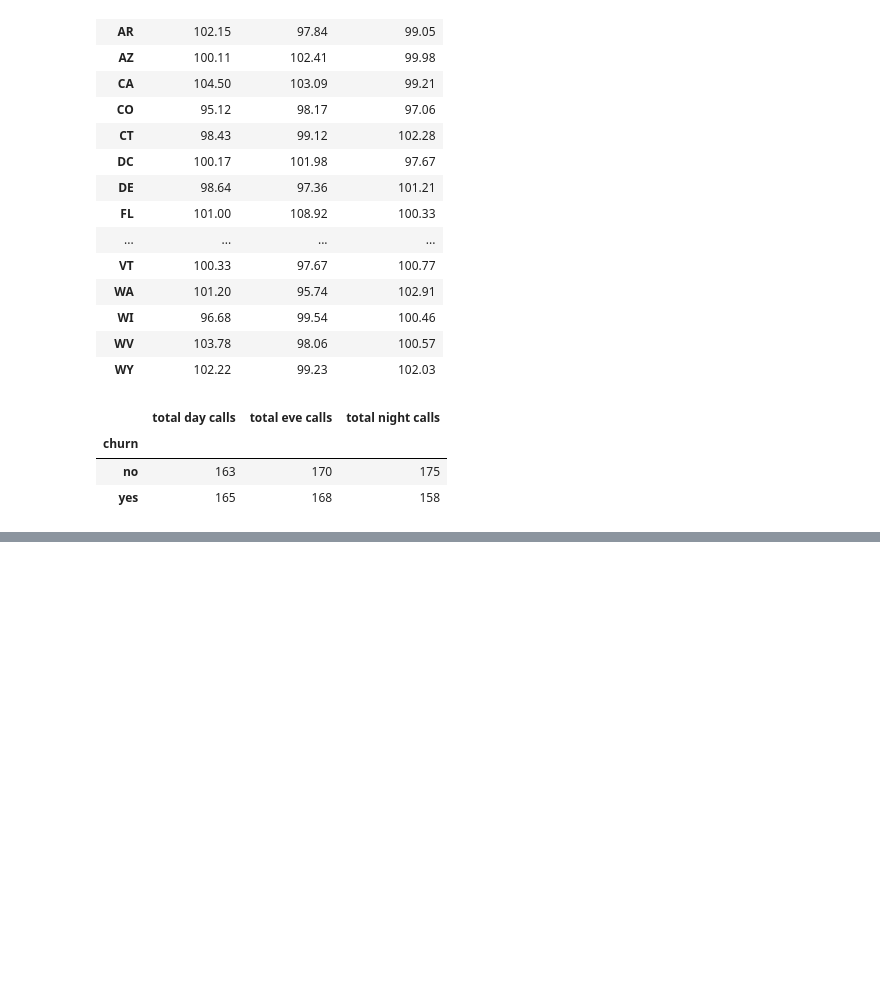
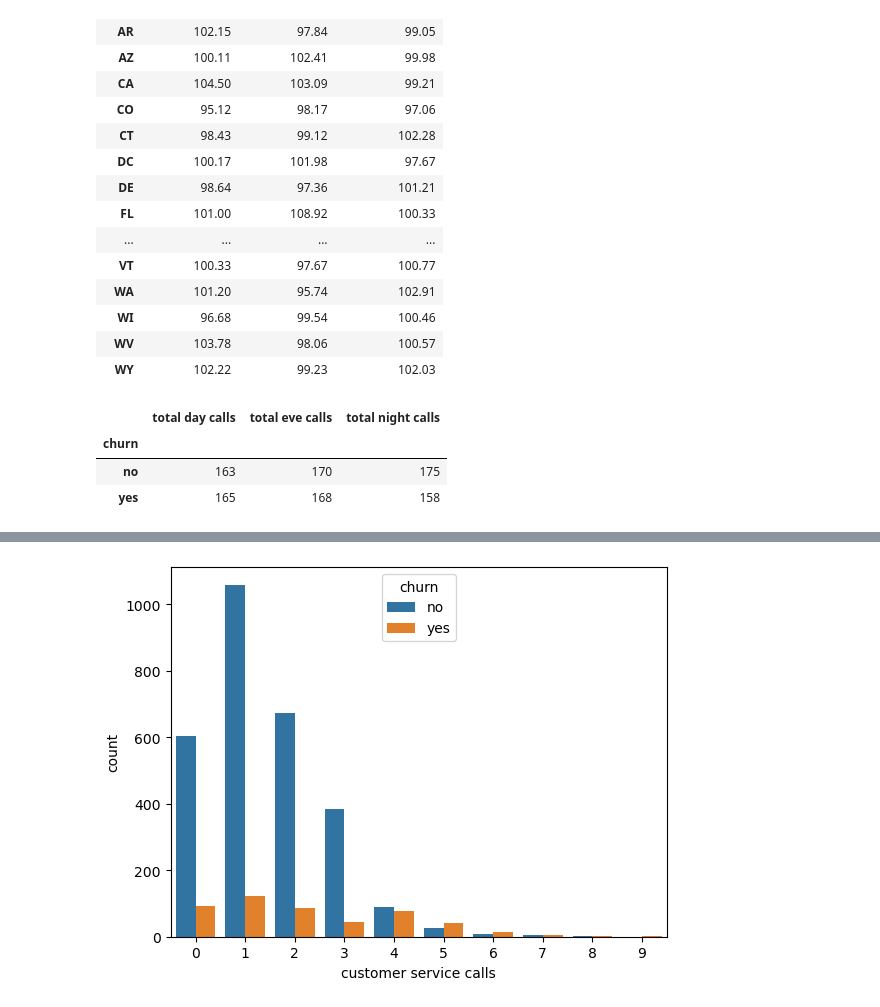
Before and after one commit to StewartStack/DAStudyBackups, a Jupyter notebook: DataStudies2/telchurn_DA.ipynb, the cells around one changed output, grey strips where cells are left out. Cells and saved outputs as stored; diff of their text form; code cells hidden in the pictures; blank space fills up the shorter version.

```diff
--- a/DataStudies2/telchurn_DA.ipynb
+++ b/DataStudies2/telchurn_DA.ipynb
@@ -469,0 +515,5 @@ telchurn.pivot_table(['total day calls', 'total eve calls', 'total night calls']
+# %%
+# Represent customer service calls on a chart
+sns.countplot(x = 'customer service calls', hue = 'churn', data = telchurn);
+# %% [output]
+[figure, added]
```
Also changed, not shown: parts of 15 cells of this notebook.
